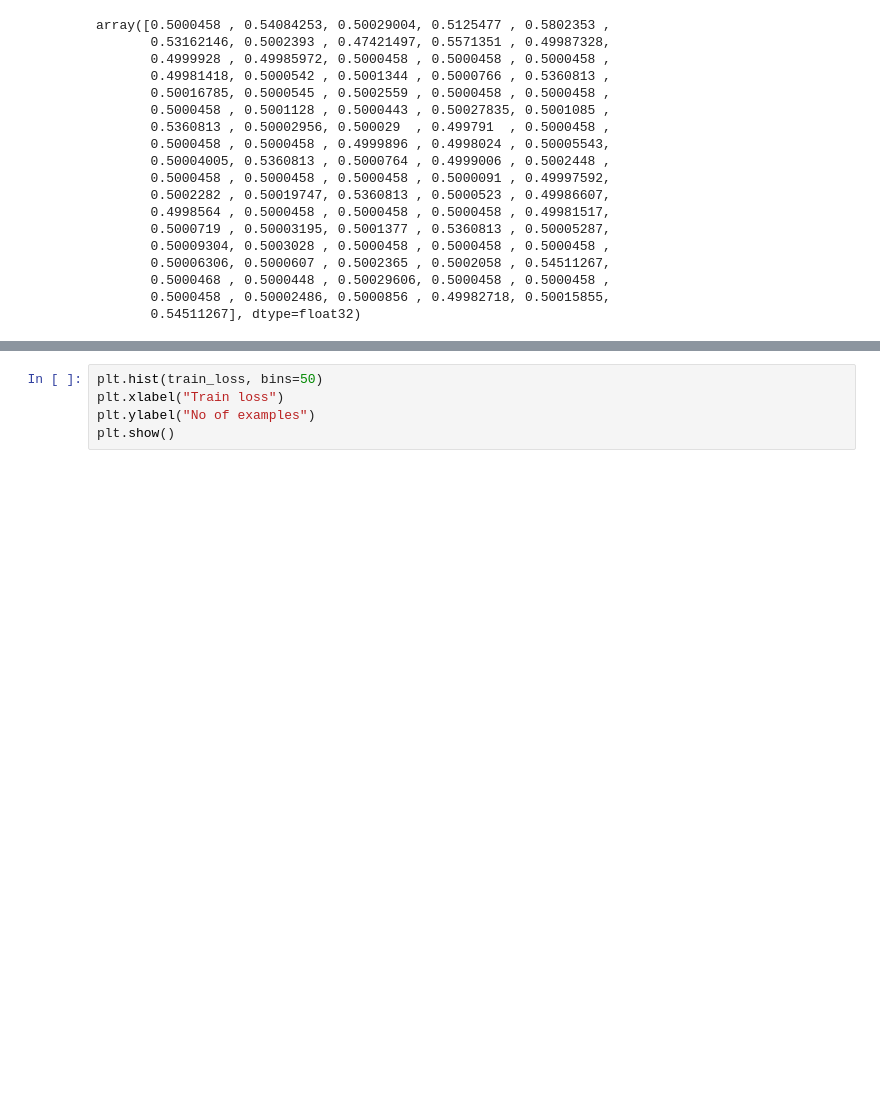
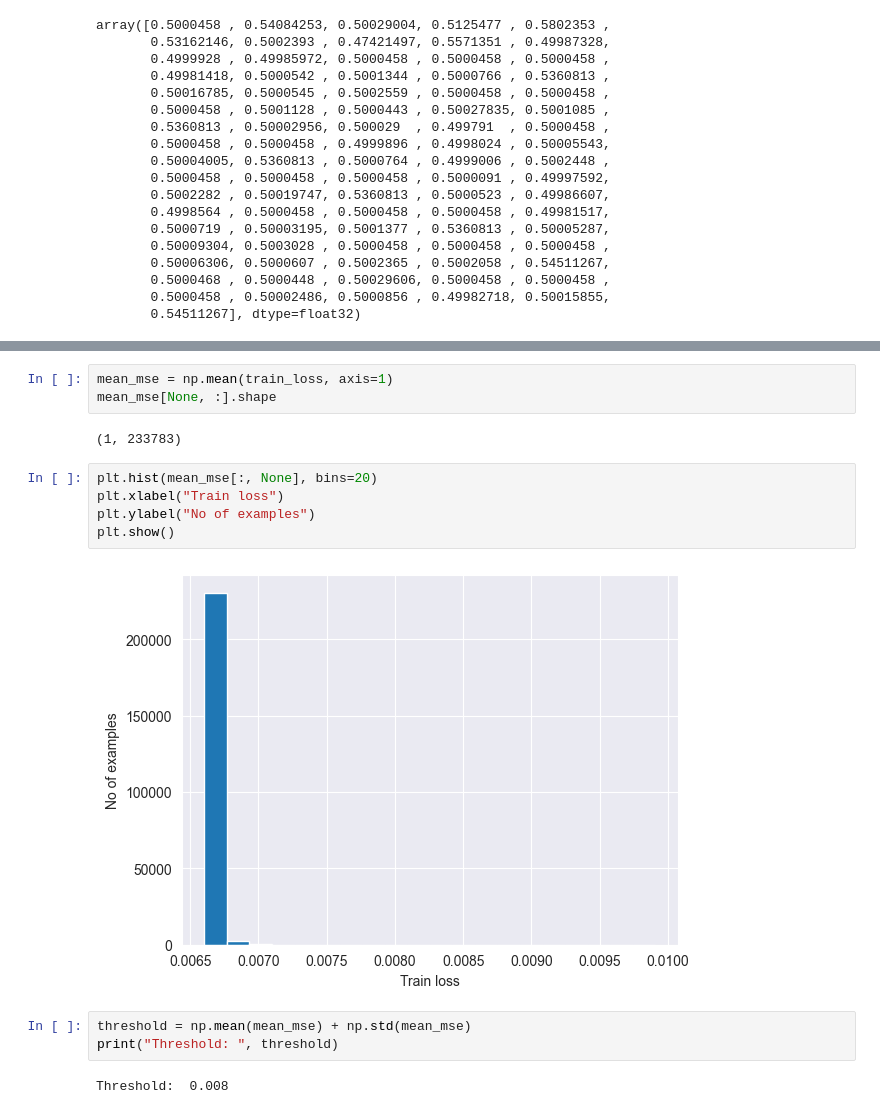
Before and after one commit to Giobordi/ML_application_project, a Jupyter notebook: AM01.ipynb, the cells around one changed output, grey strips where cells are left out. Cells and saved outputs as stored; diff of their text form; blank space fills up the shorter version.

Commit message:
feat (AE): add threshold for anomaly detection

```diff
--- a/AM01.ipynb
+++ b/AM01.ipynb
@@ -329,5 +330,17 @@ train_loss = tf.keras.losses.mse(reconstructions, train_data)
+# %%
+mean_mse = np.mean(train_loss, axis=1)
+mean_mse[None, :].shape
+# %% [output]
+(1, 233783)
 # %%
-plt.hist(train_loss, bins=50)
+plt.hist(mean_mse[:, None], bins=20)
 plt.xlabel("Train loss")
 plt.ylabel("No of examples")
 plt.show()
+# %% [output]
+[figure, added]
+# %%
+threshold = np.mean(mean_mse) + np.std(mean_mse)
+print("Threshold: ", threshold)
+# %% [output]
+Threshold:  0.008
```
Also changed, not shown: parts of 8 cells of this notebook.
